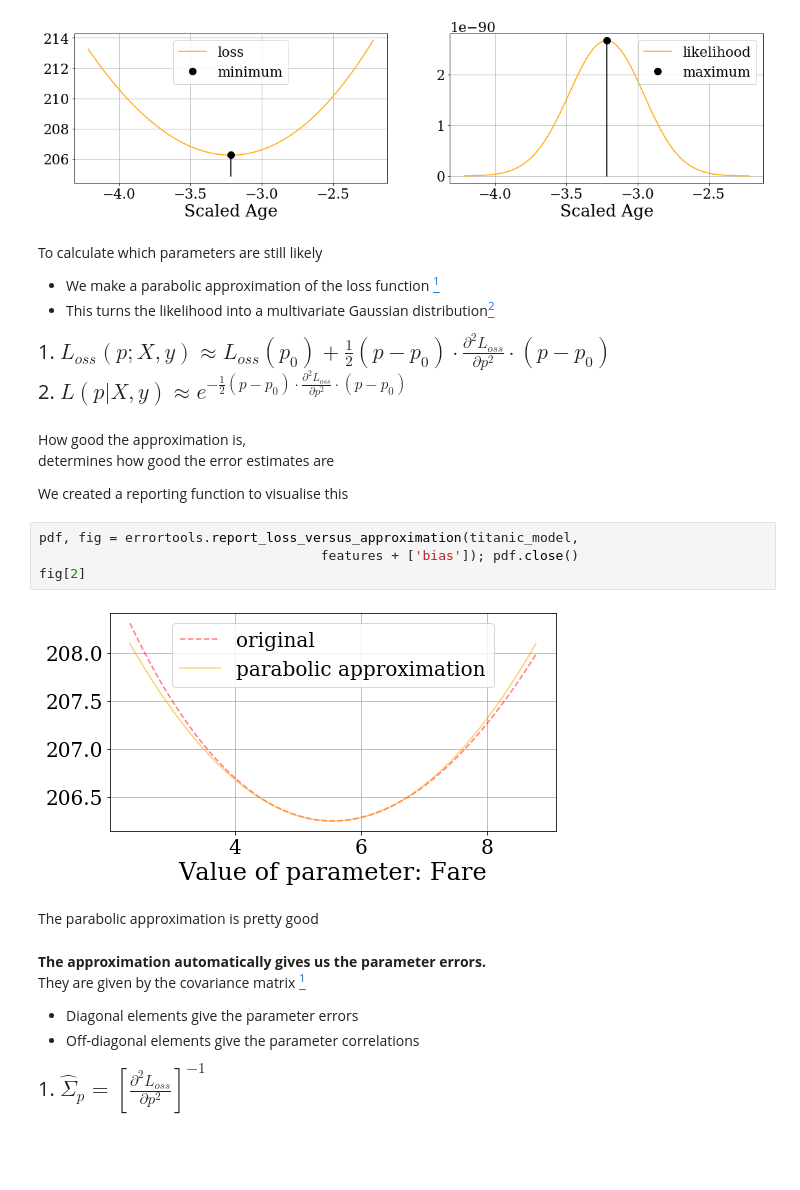
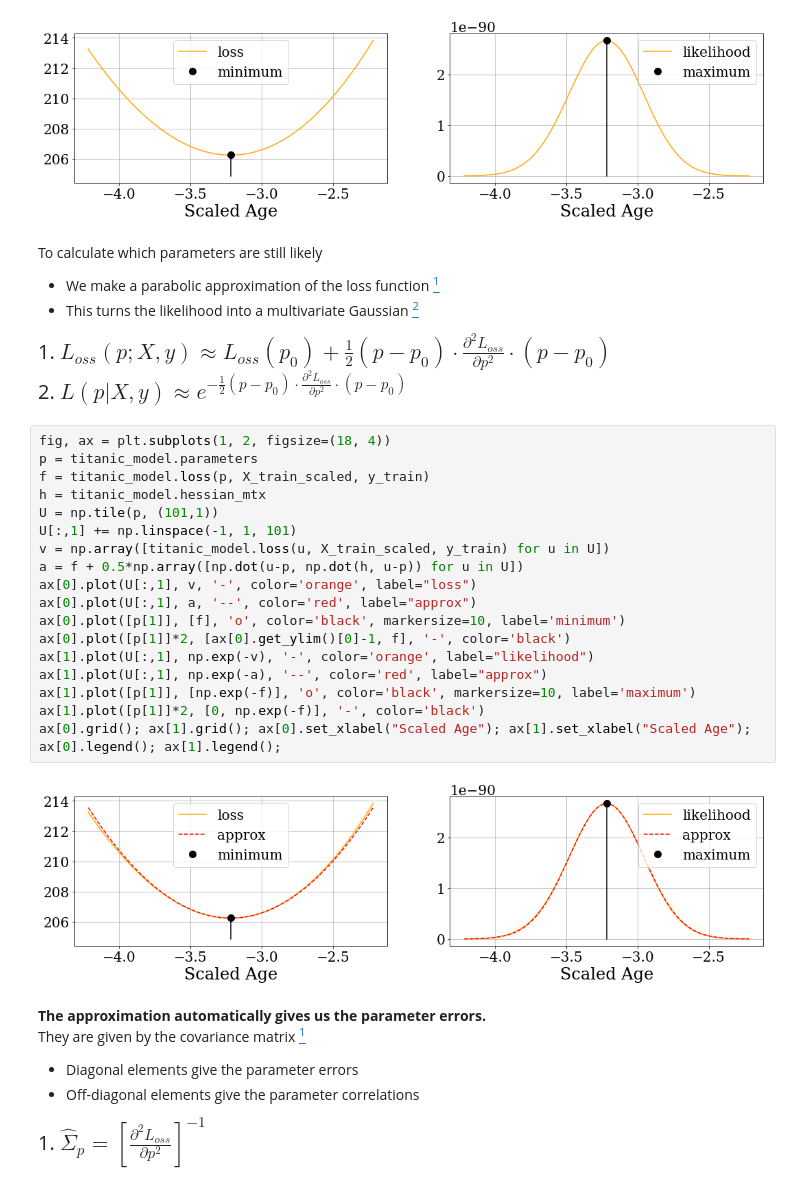
Before and after one commit to faab5/errortools, a Jupyter notebook: notebooks/PyData presentation 11-05-2019.ipynb, the cells around one changed output. Saved outputs shown, nothing was run; the diff lists cells and outputs as text; blank space fills up the shorter version.

```diff
--- a/notebooks/PyData presentation 11-05-2019.ipynb
+++ b/notebooks/PyData presentation 11-05-2019.ipynb
@@ -326,23 +326,31 @@ ax[0].legend(); ax[1].legend();
 # %% [markdown]
 To calculate which parameters are still likely
 * We make a parabolic approximation of the loss function [<sup>1</sup>](#fn1)
-* This turns the likelihood into a multivariate Gaussian distribution[<sup>2</sup>](#fn2)
+* This turns the likelihood into a multivariate Gaussian [<sup>2</sup>](#fn2)
 
 <span style="font-size:20px"> 1. $L_{oss}(p; X, y)\approx L_{oss}(p_0) + \frac{1}{2}(p-p_0)\cdot\frac{\partial^2 L_{oss}}{\partial p^2}\cdot(p-p_0)$<br></span>
 <span style="font-size:20px"> 2. $L(p|X,y)\approx e^{-\frac{1}{2}(p-p_0)\cdot\frac{\partial^2 L_{oss}}{\partial p^2}\cdot(p-p_0)}$</span>
-# %% [markdown]
-How good the approximation is,
-determines how good the error estimates are
-
-We created a reporting function to visualise this
-# %%
-pdf, fig = errortools.report_loss_versus_approximation(titanic_model,
-                                    features + ['bias']); pdf.close()
-fig[2]
-# %% [output]
-[figure, removed]
-# %% [markdown]
-The parabolic approximation is pretty good
+# %%
+fig, ax = plt.subplots(1, 2, figsize=(18, 4))
+p = titanic_model.parameters
+f = titanic_model.loss(p, X_train_scaled, y_train)
+h = titanic_model.hessian_mtx
+U = np.tile(p, (101,1))
+U[:,1] += np.linspace(-1, 1, 101)
+v = np.array([titanic_model.loss(u, X_train_scaled, y_train) for u in U])
+a = f + 0.5*np.array([np.dot(u-p, np.dot(h, u-p)) for u in U])
+ax[0].plot(U[:,1], v, '-', color='orange', label="loss")
+ax[0].plot(U[:,1], a, '--', color='red', label="approx")
+ax[0].plot([p[1]], [f], 'o', color='black', markersize=10, label='minimum')
+ax[0].plot([p[1]]*2, [ax[0].get_ylim()[0]-1, f], '-', color='black')
+ax[1].plot(U[:,1], np.exp(-v), '-', color='orange', label="likelihood")
+ax[1].plot(U[:,1], np.exp(-a), '--', color='red', label="approx")
+ax[1].plot([p[1]], [np.exp(-f)], 'o', color='black', markersize=10, label='maximum')
+ax[1].plot([p[1]]*2, [0, np.exp(-f)], '-', color='black')
+ax[0].grid(); ax[1].grid(); ax[0].set_xlabel("Scaled Age"); ax[1].set_xlabel("Scaled Age");
+ax[0].legend(); ax[1].legend();
+# %% [output]
+[figure, added]
 # %% [markdown]
 **The approximation automatically gives us the parameter errors.**
 They are given by the covariance matrix [<sup>1</sup>](#fn1)
```
Also changed, not shown: parts of 3 cells of this notebook.
